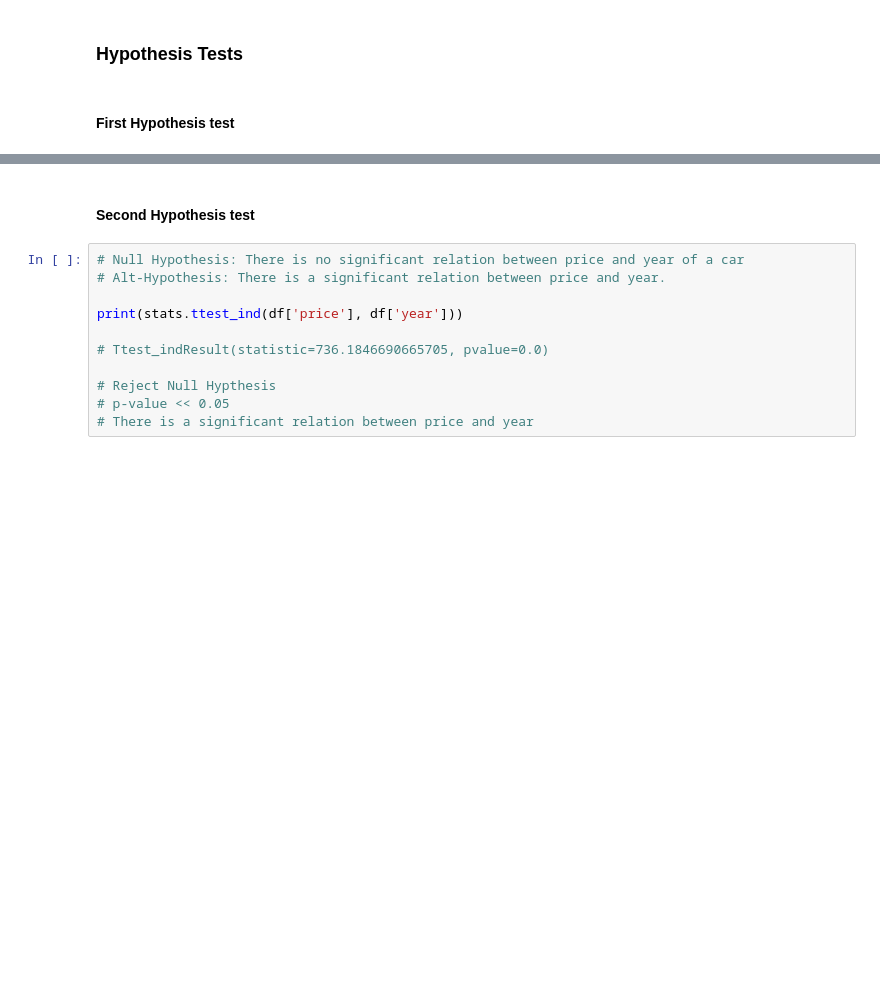
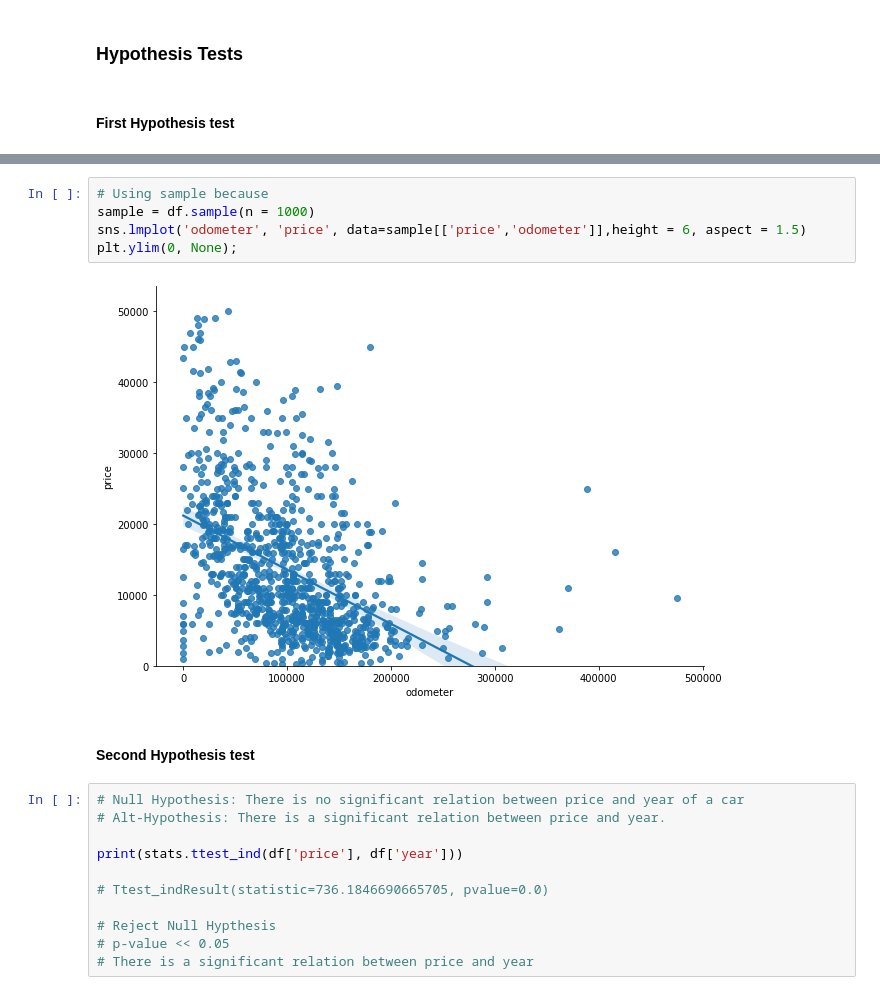
Before and after one commit to jagan-singh/Car-Price-Prediction, a Jupyter notebook: project.ipynb, the cells around one changed output, grey strips where cells are left out. Drawn from its saved outputs; the diff is of its cells as text; blank space fills up the shorter version.

```diff
--- a/project.ipynb
+++ b/project.ipynb
@@ -218,3 +222,10 @@ Ttest_indResult(statistic=-540.8668108166449, pvalue=0.0)
+# %%
+# Using sample because
+sample = df.sample(n = 1000)
+sns.lmplot('odometer', 'price', data=sample[['price','odometer']],height = 6, aspect = 1.5)
+plt.ylim(0, None);
+# %% [output]
+[figure, added]
 # %% [markdown]
 #### Second Hypothesis test
 # %%
```
Also changed, not shown: parts of 45 cells of this notebook.
